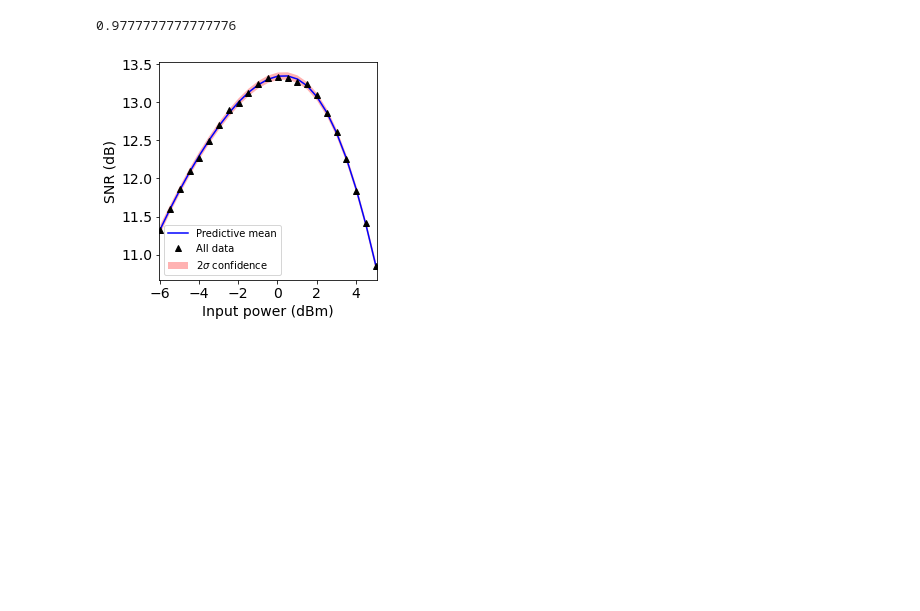
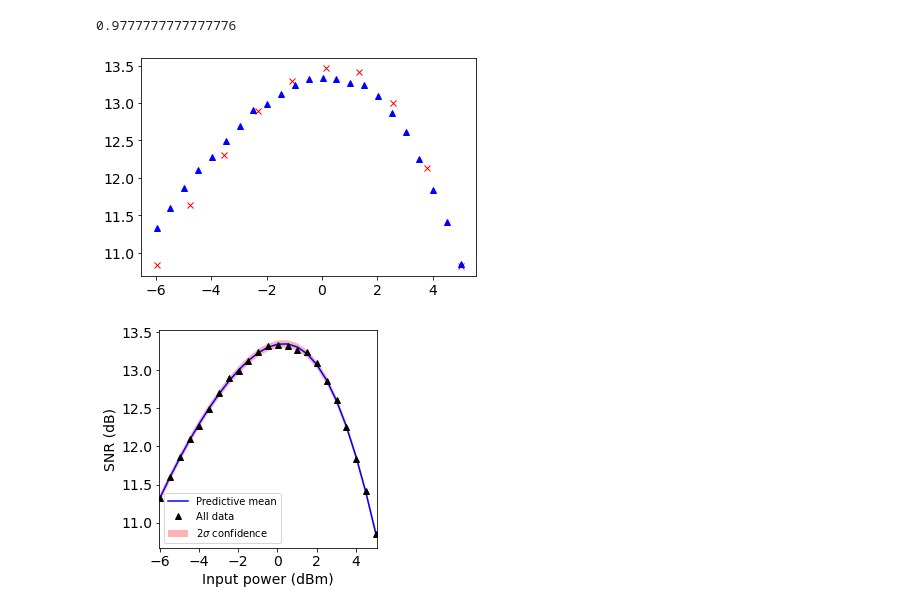
Before and after one commit to joshnevin/physics_enhanced_GPs, a Jupyter notebook: GN_model_enhanced_GPs_phys_opt.ipynb, the cells around one changed output. Cells and saved outputs as stored; diff of their text form; code cells hidden in the pictures; blank space fills up the shorter version.

```diff
--- a/GN_model_enhanced_GPs_phys_opt.ipynb
+++ b/GN_model_enhanced_GPs_phys_opt.ipynb
@@ -94,6 +94,12 @@ pch_gn_shifted, snr_phys = gen_phys_targets(phys_model, pch_shifted, num_pts_phy
 print((emp_pk - pch_gn[np.argmax(phys_model.predict_snr(pch_gn))]))
 # %% [output]
 0.9777777777777776
+# %%
+plt.plot(pch_gn_shifted, snr_phys, 'rx')
+plt.plot(pch_shifted, snr, 'b^')
+plt.show()
+# %% [output]
+[figure, added]
 # %%
 pch_test = np.copy(pch_gn_shifted).reshape(-1,1)
 snr_phys_test = np.copy(snr_phys).reshape(-1,1)
```
Also changed, not shown: parts of 6 cells of this notebook, 1 other file.
